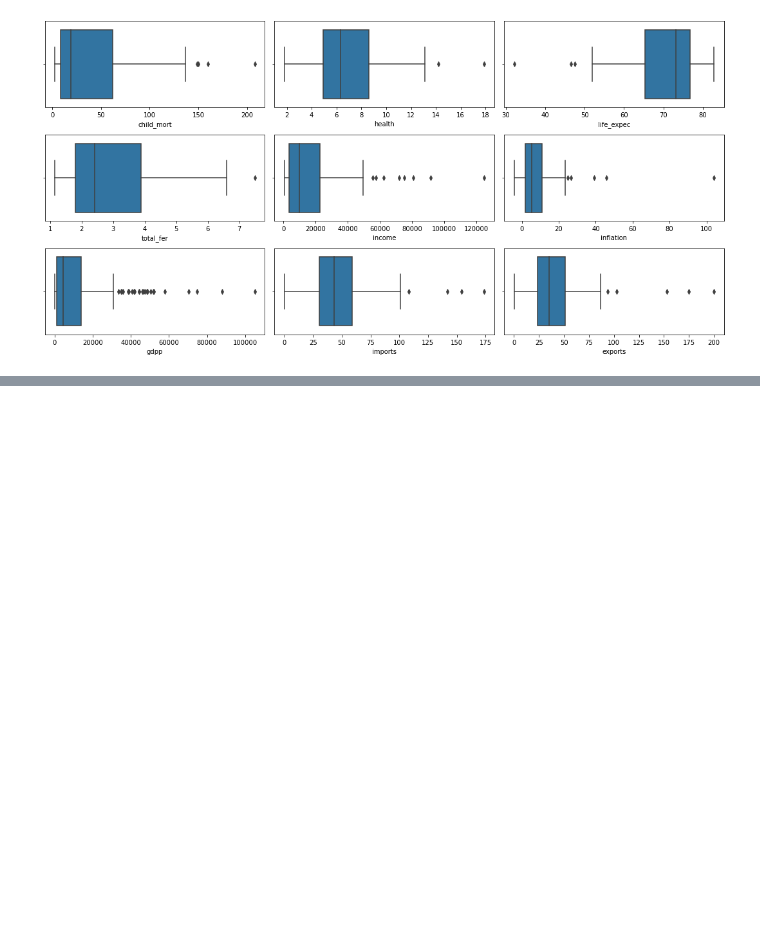
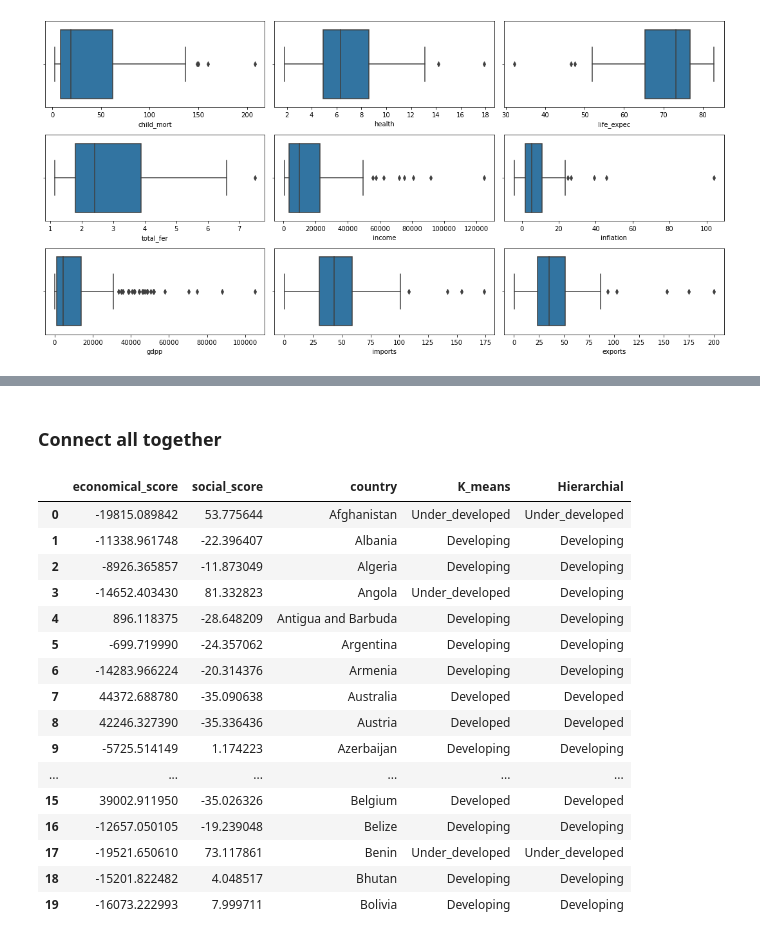
Before and after one commit to shahinmv/ds-bootcamp, a Jupyter notebook: Python/Week 7/PY-CS-W7.ipynb, the cells around one changed output, grey strips where cells are left out. Drawn from its saved outputs; the diff is of its cells as text; code cells hidden in the pictures; blank space fills up the shorter version.

```diff
--- a/Python/Week 7/PY-CS-W7.ipynb
+++ b/Python/Week 7/PY-CS-W7.ipynb
@@ -124,0 +196,4 @@ features
+# %%
+hc=AgglomerativeClustering(n_clusters=3,affinity='euclidean',linkage='ward')
+y_hc=hc.fit_predict(features)
+y_hc
@@ -124,0 +209,2 @@ features
+# %%
+data['Hierarchial'] = y_hc
@@ -124,0 +238,2 @@ features
+# %%
+data['Hierarchial'].replace({0: "Developed", 2: "Under_developed", 1: "Developing"}, inplace=True)
@@ -124,0 +249,24 @@ features
+# %% [markdown]
+### Connect all together
+# %%
+pca_data = pd.concat([pca_economy, pca_social, data[["country", "K_means", "Hierarchial"]]], axis=1)
+# %%
+pca_data.head(20)
+# %% [output]
+|  | economical_score | social_score | country | K_means | Hierarchial |
+| 0 | -19815.089842 | 53.775644 | Afghanistan | Under_developed | Under_developed |
+| 1 | -11338.961748 | -22.396407 | Albania | Developing | Developing |
+| 2 | -8926.365857 | -11.873049 | Algeria | Developing | Developing |
+| 3 | -14652.403430 | 81.332823 | Angola | Under_developed | Developing |
+| 4 | 896.118375 | -28.648209 | Antigua and Barbuda | Developing | Developing |
+| 5 | -699.719990 | -24.357062 | Argentina | Developing | Developing |
+| 6 | -14283.966224 | -20.314376 | Armenia | Developing | Developing |
+| 7 | 44372.688780 | -35.090638 | Australia | Developed | Developed |
+| 8 | 42246.327390 | -35.336436 | Austria | Developed | Developed |
+| 9 | -5725.514149 | 1.174223 | Azerbaijan | Developing | Developing |
+| ... | ... | ... | ... | ... | ... |
+| 15 | 39002.911950 | -35.026326 | Belgium | Developed | Developed |
+| 16 | -12657.050105 | -19.239048 | Belize | Developing | Developing |
+| 17 | -19521.650610 | 73.117861 | Benin | Under_developed | Under_developed |
+| 18 | -15201.822482 | 4.048517 | Bhutan | Developing | Developing |
+| 19 | -16073.222993 | 7.999711 | Bolivia | Developing | Developing |
```
Also changed, not shown: parts of 32 cells of this notebook, 10 other files.
